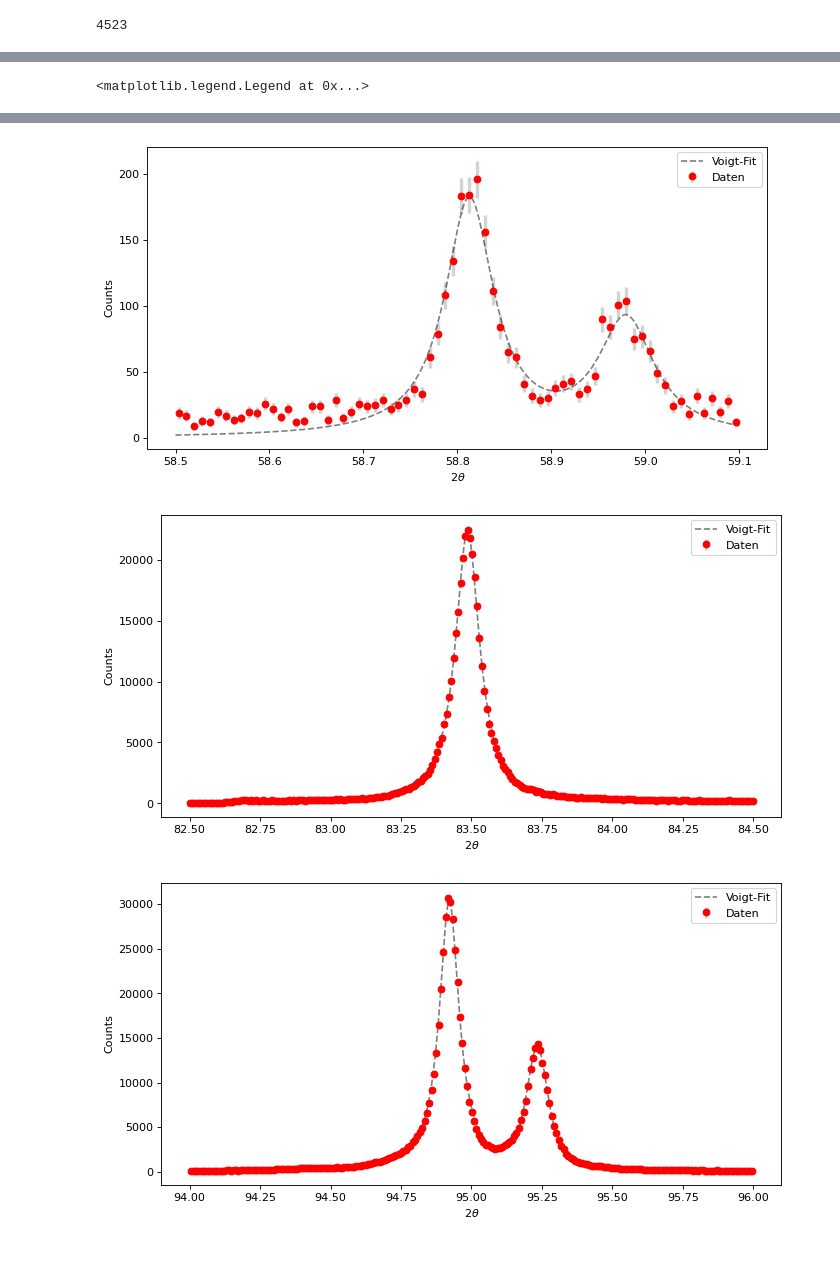
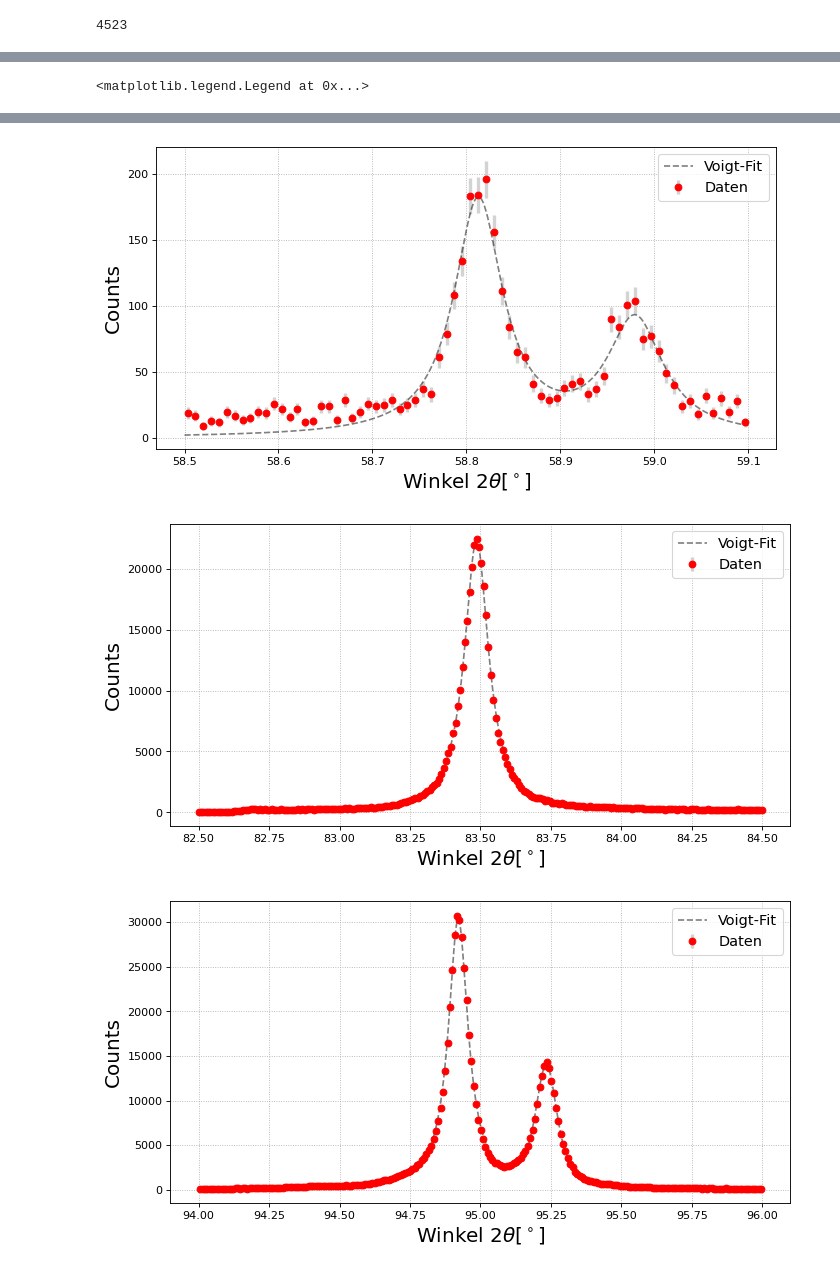
Before and after one commit to Friedrich-Jahns/Fortgeschrittenen-Praktikum-Physik, a Jupyter notebook: FP15_Röntgen/voigt_fits_40_20_ohne.ipynb, the cells around one changed output, grey strips where cells are left out. Saved outputs shown, nothing was run; the diff lists cells and outputs as text; code cells hidden in the pictures.

```diff
--- a/FP15_Röntgen/voigt_fits_40_20_ohne.ipynb
+++ b/FP15_Röntgen/voigt_fits_40_20_ohne.ipynb
@@ -188,50 +199,56 @@ Text(0.5, 0, '2$\\theta$')
 
 
 fig = plt.figure(figsize=(10,5),dpi=80,linewidth=50)
+plt.grid(axis='both',linestyle=':')
 plt.errorbar(data[0,1196:1339],data[1,1196:1339],yerr=data[2,1196:1339],fmt='o',ecolor='lightgray',color='r', elinewidth=3, capsize=0,zorder=10,label="Daten")
 plt.plot(b1p[0],b1p[1],zorder=10,color='k',linestyle='--',alpha=0.5,label="Voigt-Fit")
-plt.ylabel("Counts")
-plt.xlabel("2"r"$\theta$")
-plt.legend()
+plt.ylabel("Counts",size=18)
+plt.xlabel("Winkel 2"r"$\theta$"r'[$^\circ$]',size=18)
+plt.legend(fontsize=13)
 
 
 fig = plt.figure(figsize=(10,5),dpi=80,linewidth=50)
+plt.grid(axis='both',linestyle=':')
 plt.errorbar(data[0,1555:1675],data[1,1555:1675],yerr=data[2,1555:1675],fmt='o',ecolor='lightgray',color='r', elinewidth=3, capsize=0,zorder=10,label="Daten")
 plt.plot(a1p[0],a1p[1],zorder=10,color='k',linestyle='--',alpha=0.5,label="Voigt-Fit")
-plt.ylabel("Counts")
-plt.xlabel("2"r"$\theta$")
-plt.legend()
+plt.ylabel("Counts",size=18)
+plt.xlabel("Winkel 2"r"$\theta$"r'[$^\circ$]',size=18)
+plt.legend(fontsize=13)
 
 
 fig = plt.figure(figsize=(10,5),dpi=80,linewidth=50)
+plt.grid(axis='both',linestyle=':')
 plt.errorbar(data[0,4493:4523],data[1,4493:4523],yerr=data[2,4493:4523],fmt='o',ecolor='lightgray',color='r', elinewidth=3, capsize=0,zorder=10,label="Daten")
 plt.plot(b2p[0],b2p[1],zorder=10,color='k',linestyle='--',alpha=0.5,label="Voigt-Fit")
-plt.ylabel("Counts")
-plt.xlabel("2"r"$\theta$")
-plt.legend()
+plt.ylabel("Counts",size=18)
+plt.xlabel("Winkel 2"r"$\theta$"r'[$^\circ$]',size=18)
+plt.legend(fontsize=13)
 
 
 fig = plt.figure(figsize=(10,5),dpi=80,linewidth=50)
+plt.grid(axis='both',linestyle=':')
 plt.errorbar(data[0,5205:5277],data[1,5205:5277],yerr=data[2,5205:5277],fmt='o',ecolor='lightgray',color='r', elinewidth=3, capsize=0,zorder=10,label="Daten")
 plt.plot(a2p[0],a2p[1],zorder=10,color='k',linestyle='--',alpha=0.5,label="Voigt-Fit")
-plt.ylabel("Counts")
-plt.xlabel("2"r"$\theta$")
-plt.legend()
+plt.ylabel("Counts",size=18)
+plt.xlabel("Winkel 2"r"$\theta$"r'[$^\circ$]',size=18)
+plt.legend(fontsize=13)
 
 
 fig = plt.figure(figsize=(10,5),dpi=80,linewidth=50)
+plt.grid(axis='both',linestyle=':')
 plt.errorbar(data[0,8077:8317],data[1,8077:8317],yerr=data[2,8077:8317],fmt='o',ecolor='lightgray',color='r', elinewidth=3, capsize=0,zorder=10,label="Daten")
 plt.plot(b3p[0],b3p[1],zorder=10,color='k',linestyle='--',alpha=0.5,label="Voigt-Fit")
-plt.ylabel("Counts")
-plt.xlabel("2"r"$\theta$")
-plt.legend()
+plt.ylabel("Counts",size=18)
+plt.xlabel("Winkel 2"r"$\theta$"r'[$^\circ$]',size=18)
+plt.legend(fontsize=13)
 
 
 fig = plt.figure(figsize=(10,5),dpi=80,linewidth=50)
+plt.grid(axis='both',linestyle=':')
 plt.errorbar(data[0,9454:9693],data[1,9454:9693],yerr=data[2,9454:9693],fmt='o',ecolor='lightgray',color='r', elinewidth=3, capsize=0,zorder=10,label="Daten")
 plt.plot(a3p[0],a3p[1],zorder=10,color='k',linestyle='--',alpha=0.5,label="Voigt-Fit")
-plt.ylabel("Counts")
-plt.xlabel("2"r"$\theta$")
-plt.legend()
+plt.ylabel("Counts",size=18)
+plt.xlabel("Winkel 2"r"$\theta$"r'[$^\circ$]',size=18)
+plt.legend(fontsize=13)
 # %% [output]
 <matplotlib.legend.Legend at 0x...>
@@ -241,3 +258,3 @@ plt.legend()
-[figure, old version]
+[figure, new version]
-[figure, old version]
+[figure, new version]
-[figure, old version]
+[figure, new version]
```
Also changed, not shown: parts of 2 cells of this notebook, 7 other files.
